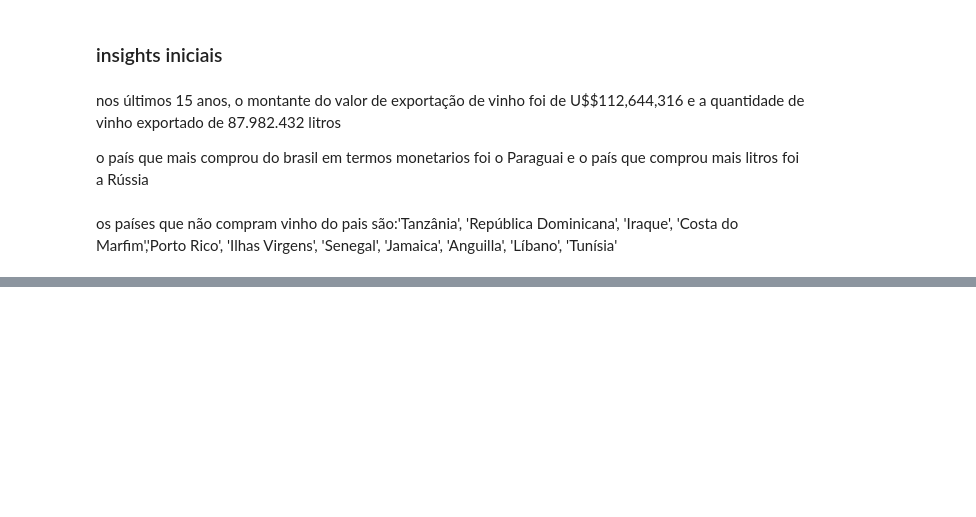
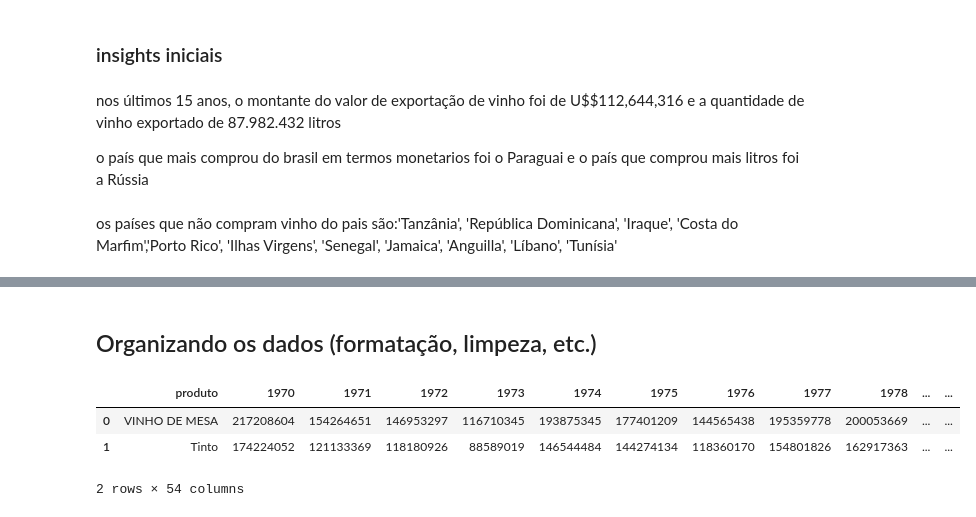
Before and after one commit to arianesannt/notebooks, a Jupyter notebook: atividadeFIAP.ipynb, the cells around one changed output, grey strips where cells are left out. Saved outputs shown, nothing was run; the diff lists cells and outputs as text; code cells hidden in the pictures; blank space fills up the shorter version.

```diff
--- a/atividadeFIAP.ipynb
+++ b/atividadeFIAP.ipynb
@@ -409,0 +422,10 @@ os países que não compram vinho do pais são:'Tanzânia', 'República Dominica
+# %% [markdown]
+## Organizando os dados (formatação, limpeza, etc.)
+# %%
+producao = producao.drop('id', axis=1)
+producao.head(2)
+# %% [output]
+|  | produto | 1970 | 1971 | 1972 | 1973 | 1974 | 1975 | 1976 | 1977 | 1978 | ... | ... |
+| 0 | VINHO DE MESA | 217208604 | 154264651 | 146953297 | 116710345 | 193875345 | 177401209 | 144565438 | 195359778 | 200053669 | ... | ... |
+| 1 | Tinto | 174224052 | 121133369 | 118180926 | 88589019 | 146544484 | 144274134 | 118360170 | 154801826 | 162917363 | ... | ... |
+2 rows × 54 columns
```
Also changed, not shown: parts of 18 cells of this notebook.
